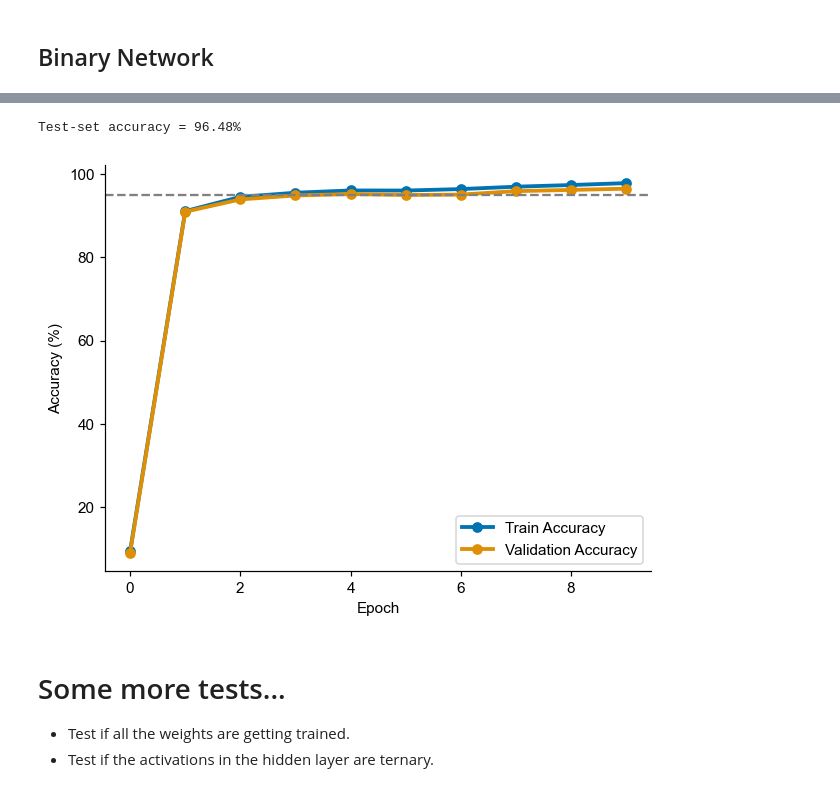
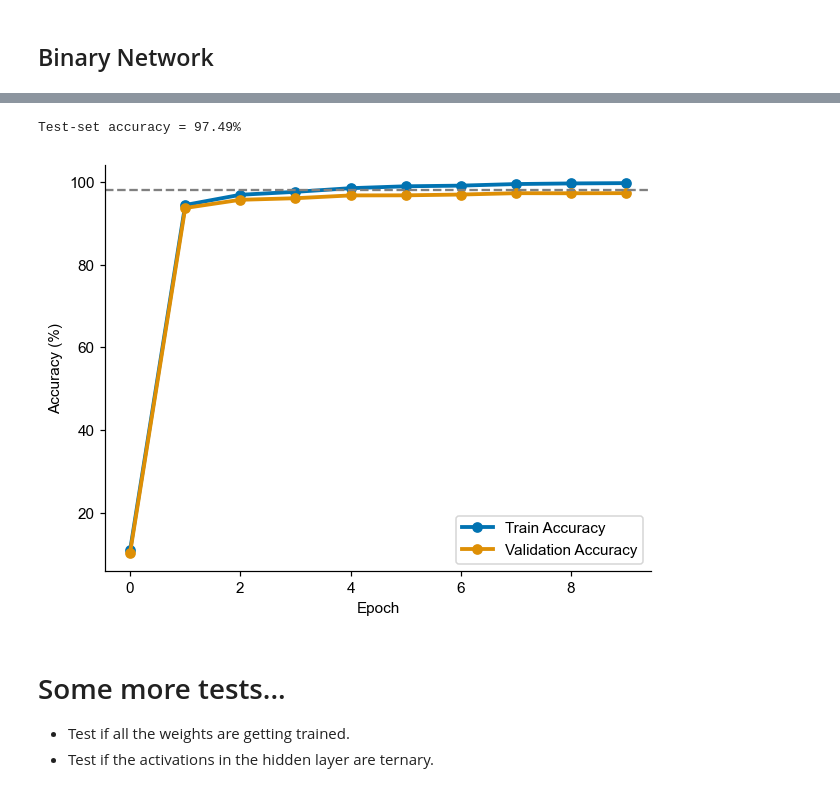
Before and after one commit to Integrated-Systems-Neuroengineering/scrramble, a Jupyter notebook: Notebooks/trident_v1.ipynb, the cells around one changed output, grey strips where cells are left out. Drawn from its saved outputs; the diff is of its cells as text; code cells hidden in the pictures.

```diff
--- a/Notebooks/trident_v1.ipynb
+++ b/Notebooks/trident_v1.ipynb
@@ -91,7 +91,7 @@ def binary_activation(x, threshold, noise_sd, key = jax.random.key(0)):
     x = x + noise
 
     s = jnp.where(
-        x < threshold, -1.0, 1.0
+        x < threshold, 0.0, 1.0
     )
 
     return s
@@ -590,7 +589,7 @@ num_epochs = 10
 num_pixels = 28*28
 num_labels = 10
 sizes = [num_pixels, 1000, 800 ,num_labels]
-key = jax.random.key(0)
+key = jax.random.key(1)
 net_params = init_network_layers(sizes, key)
 threshold = 0.0
 noise_sd = 0.1
@@ -643,22 +642,22 @@ Text(0, 0.5, 'Accuracy')
 test_acc = accuracy_binary(net_params, test_images.reshape(-1, num_pixels), test_labels, threshold, key, noise_sd*0)
 print(f"Test-set accuracy = {test_acc*100:.2f}%")
 # %% [output]
-Test-set accuracy = 96.48%
+Test-set accuracy = 97.49%
 # %%
 ## neater plots
 pal_cb = sns.color_palette('colorblind', 8)
 fig, ax = plt.subplots(dpi = 110)
 ax.plot([a * 100 for a in (train_accs)], label = 'Train Accuracy', c = pal_cb[0], lw = 2.5, marker = 'o')
 ax.plot([a * 100 for a in (valid_accs)], label = 'Validation Accuracy', c = pal_cb[1], lw = 2.5, marker = 'o')
-ax.axhline(y = 0.95*100, c = 'grey', ls = '--', lw = 1.5)
+ax.axhline(y = 0.98*100, c = 'grey', ls = '--', lw = 1.5)
 
 ax.set_xlabel('Epoch')
 ax.set_ylabel('Accuracy (%)')
 ax.legend()
 
 sns.despine()
 # %% [output]
-[figure, old version]
+[figure, new version]
 # %% [markdown]
 # Some more tests...
 - Test if all the weights are getting trained.
```
Also changed, not shown: parts of 3 cells of this notebook, 3 other files.
